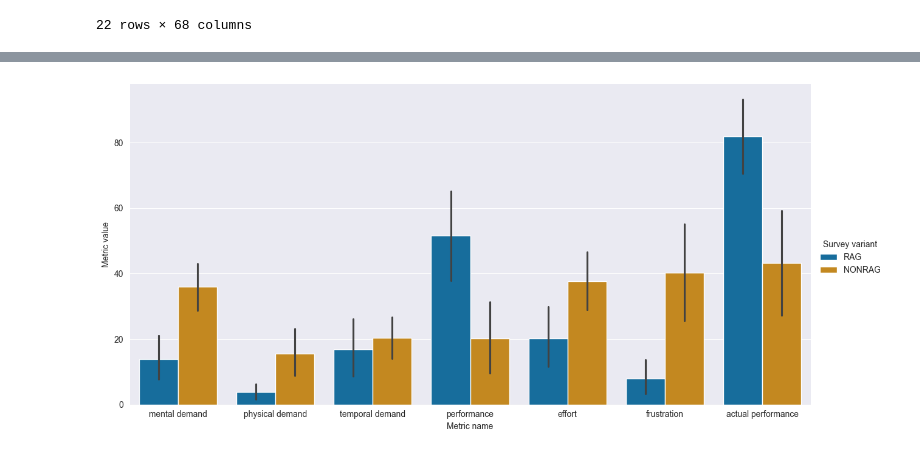
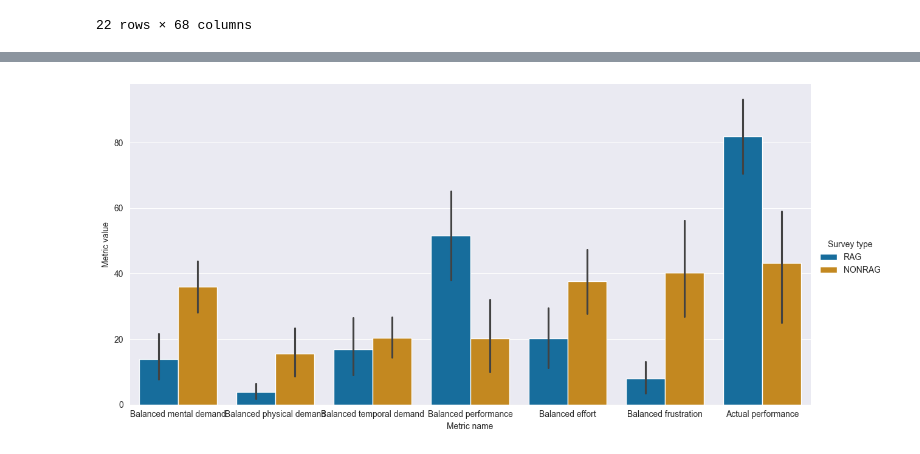
Before and after one commit to Norceis/rag, a Jupyter notebook: notebooks/nasa_results.ipynb, the cells around one changed output, grey strips where cells are left out. Drawn from its saved outputs; the diff is of its cells as text; code cells hidden in the pictures.

```diff
--- a/notebooks/nasa_results.ipynb
+++ b/notebooks/nasa_results.ipynb
@@ -190,0 +340,3 @@ cleaned_df = cleaned_df.astype({'Actual performance NONRAG': int,
+# %%
+cleaned_df = pd.concat([rag_cleaned_df, nonrag_cleaned_df], axis=0)
+cleaned_df
@@ -312,0 +435,2 @@ augmented_df
+# %%
+cleaned_df = pd.concat([cleaned_df, weights], axis=1)
@@ -313,7 +458,5 @@ augmented_df
 # %%
-metrics = ['mental demand', 'physical demand','temporal demand', 'performance', 'effort', 'frustration']
-models = ['RAG', 'NONRAG']
+metrics = ['mental demand', 'physical demand', 'temporal demand', 'performance', 'effort', 'frustration']
 
-for model in models:
-    for metric in metrics:
-        augmented_df[f'Balanced {metric} {model}'] = augmented_df[f'Base {metric} {model}'] * augmented_df[f'weight {metric} {model}']
+for metric in metrics:
+    cleaned_df[f'Balanced {metric}'] = cleaned_df[f'Base {metric}'] * cleaned_df[f'weight {metric}']
@@ -319,0 +484,15 @@ for model in models:
+# %%
+df_for_catplot = copy.deepcopy(cleaned_df[[
+                        'Balanced mental demand',
+                        'Balanced physical demand',
+                        'Balanced temporal demand',
+                        'Balanced performance',
+                        'Balanced effort',
+                        'Balanced frustration',
+                        'Actual performance',
+                        'Survey type'
+                    ]])
+
+df_for_catplot['Actual performance'] = df_for_catplot['Actual performance'] * 5
+
+df_for_catplot
@@ -320,20 +517,11 @@ for model in models:
 # %%
-rag_scores = copy.deepcopy(augmented_df[['Balanced mental demand RAG', 'Balanced physical demand RAG', 'Balanced temporal demand RAG', 'Balanced performance RAG', 'Balanced effort RAG', 'Balanced frustration RAG']])
-rag_scores.columns = metrics
-rag_scores['actual performance'] = augmented_df['Actual performance RAG'] * 5
-rag_scores['Survey variant'] = 'RAG'
-
-nonrag_scores = copy.deepcopy(augmented_df[['Balanced mental demand NONRAG', 'Balanced physical demand NONRAG', 'Balanced temporal demand NONRAG', 'Balanced performance NONRAG', 'Balanced effort NONRAG', 'Balanced frustration NONRAG']])
-nonrag_scores.columns = metrics
-nonrag_scores['actual performance'] = augmented_df['Actual performance NONRAG'] * 5
-nonrag_scores['Survey variant'] = 'NONRAG'
-
-melted_df = pd.melt(pd.concat([rag_scores, nonrag_scores]), id_vars=["Survey variant"], var_name="Metric name", value_name="Metric value")
+melted_df = pd.melt(df_for_catplot, id_vars = ["Survey type"], var_name = "Metric name", value_name = "Metric value")
 
 # Create a grouped catplot
-sns.catplot(data=melted_df, x="Metric name", y="Metric value", hue="Survey variant", kind="bar", aspect=2, height=6, palette="colorblind")
+sns.catplot(data=melted_df, x="Metric name", y="Metric value", hue="Survey type", kind="bar", aspect=2, height=6,
+            palette="colorblind")
 
 # Show the plot
 plt.show()
 # %% [output]
-[figure, old version]
+[figure, new version]
```
Also changed, not shown: parts of 12 cells of this notebook.
